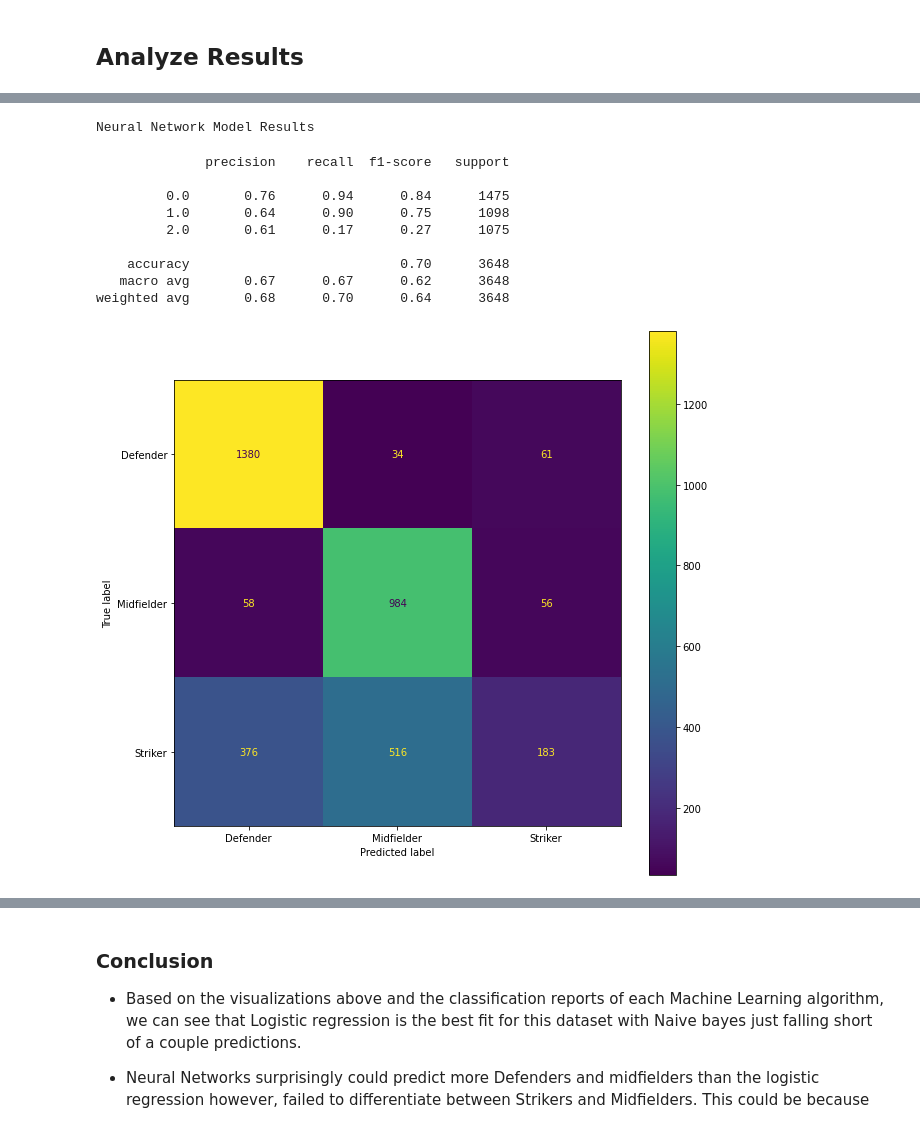
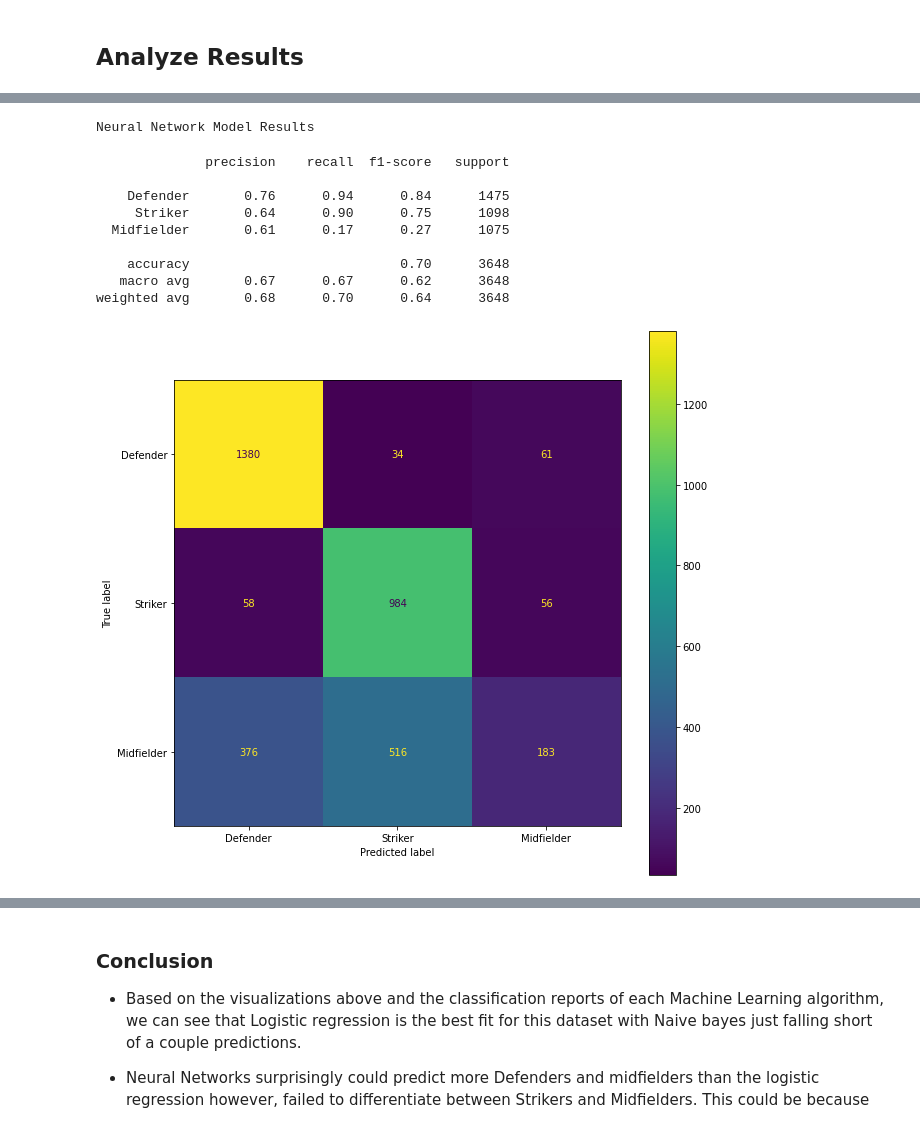
Before and after one commit to shubham11-07/Fifa_Player_Prediction, a Jupyter notebook: fifa_player_prediction.ipynb, the cells around one changed output, grey strips where cells are left out. Cells and saved outputs as stored; diff of their text form; code cells hidden in the pictures.

```diff
--- a/fifa_player_prediction.ipynb
+++ b/fifa_player_prediction.ipynb
@@ -312,22 +316,22 @@ weighted avg       0.77      0.77      0.77      3648
 # %%
 print("Neural Network Model Results")
 pred_nn = neuralNetworkResults.toPandas().prediction
-print(classification_report(ground_truth, pred_nn))
-disp = ConfusionMatrixDisplay(confusion_matrix(ground_truth, pred_nn), display_labels=["Defender", "Midfielder", "Striker"])
+print(classification_report(ground_truth, pred_nn, target_names=["Defender", "Striker", "Midfielder"]))
+disp = ConfusionMatrixDisplay(confusion_matrix(ground_truth, pred_nn), display_labels=["Defender", "Striker", "Midfielder"])
 disp.plot()
 plt.show()
 # %% [output]
 Neural Network Model Results
               precision    recall  f1-score   support
 
-         0.0       0.76      0.94      0.84      1475
-         1.0       0.64      0.90      0.75      1098
-         2.0       0.61      0.17      0.27      1075
+    Defender       0.76      0.94      0.84      1475
+     Striker       0.64      0.90      0.75      1098
+  Midfielder       0.61      0.17      0.27      1075
 
     accuracy                           0.70      3648
    macro avg       0.67      0.67      0.62      3648
 weighted avg       0.68      0.70      0.64      3648
-[figure, old version]
+[figure, new version]
 # %%
 print("Naive Bayes Model Results")
 pred_nb = NBResults.toPandas().prediction
```
Also changed, not shown: parts of 8 cells of this notebook, 6 other files.
